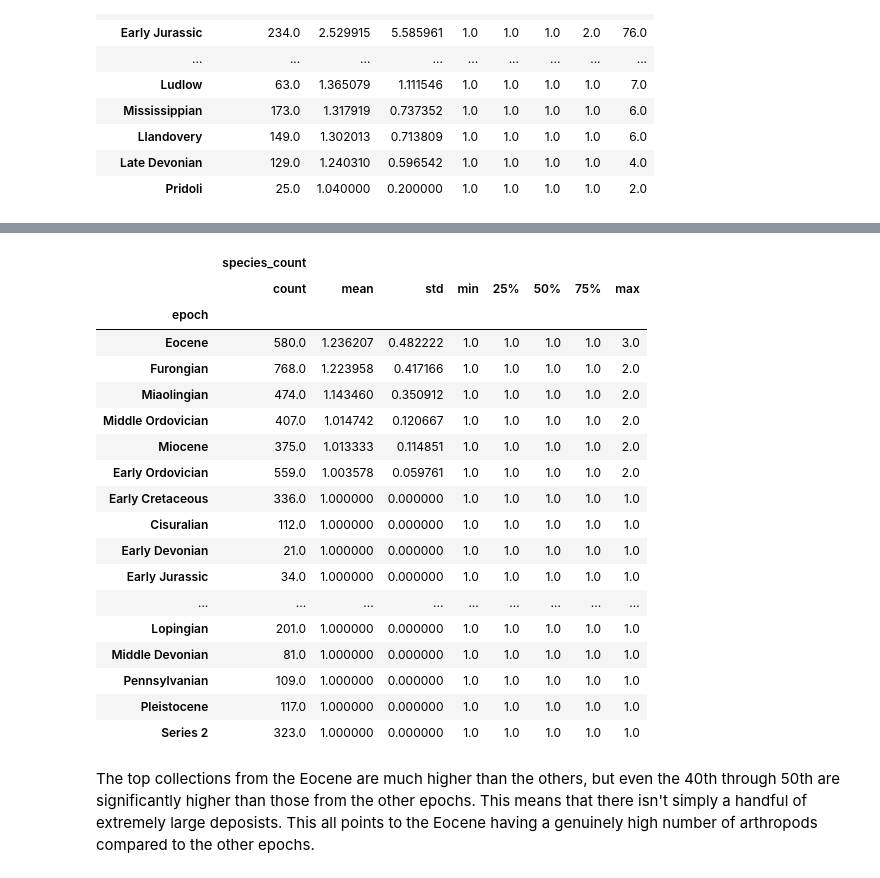
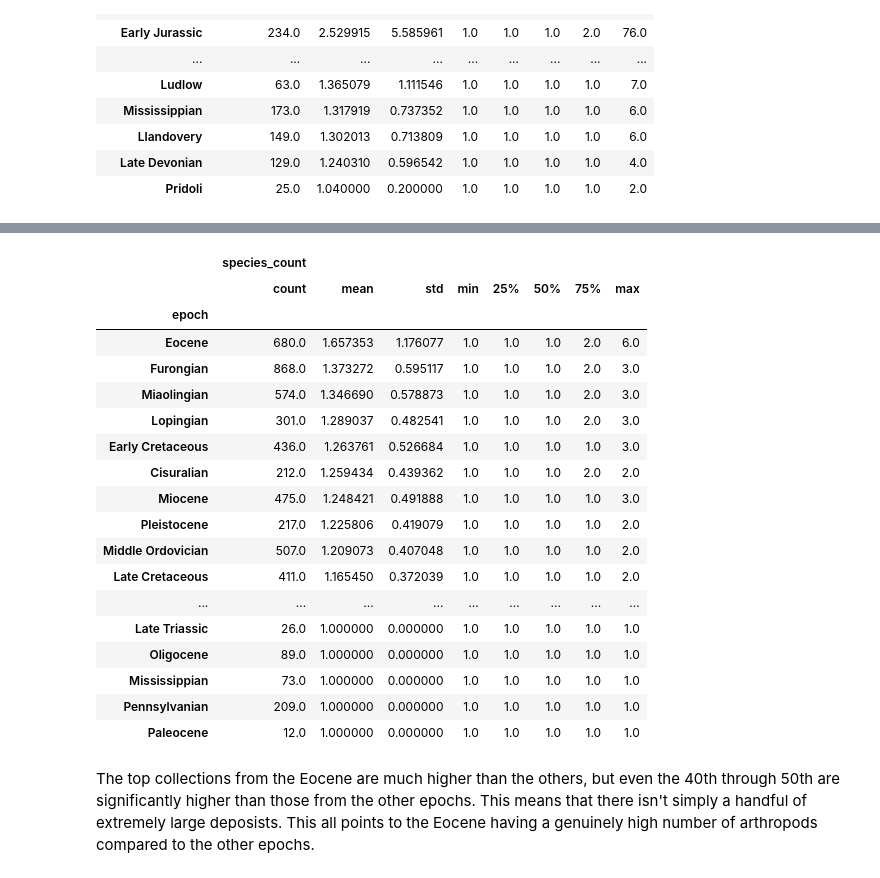
Before and after one commit to Dworlock11/Arthropod-Fossil-Diversity-Analysis, a Jupyter notebook: notebooks/02_analysis.ipynb, the cells around one changed output, grey strips where cells are left out. Drawn from its saved outputs; the diff is of its cells as text; code cells hidden in the pictures.

```diff
--- a/notebooks/02_analysis.ipynb
+++ b/notebooks/02_analysis.ipynb
@@ -585,36 +535,36 @@ top_20_coll_stats_per_epoch
 # %%
-top_20_coll_stats_per_epoch = (
+minus_top_100_coll_stats_per_epoch = (
     arth_data.groupby(["epoch", "collection_no"])
       .agg(species_count=("accepted_name", "nunique"))
       .sort_values("species_count", ascending=False)
       .groupby("epoch")
-      .tail(-200)
+      .tail(-100)
       .groupby("epoch")
       .describe()
       .sort_values(("species_count", "mean"), ascending=False)
 )
 
-top_20_coll_stats_per_epoch
+minus_top_100_coll_stats_per_epoch
 # %% [output]
 |  | species_count |  |  |  |  |  |  |  |
 |  | count | mean | std | min | 25% | 50% | 75% | max |
 | epoch |  |  |  |  |  |  |  |  |
-| Eocene | 580.0 | 1.236207 | 0.482222 | 1.0 | 1.0 | 1.0 | 1.0 | 3.0 |
-| Furongian | 768.0 | 1.223958 | 0.417166 | 1.0 | 1.0 | 1.0 | 1.0 | 2.0 |
-| Miaolingian | 474.0 | 1.143460 | 0.350912 | 1.0 | 1.0 | 1.0 | 1.0 | 2.0 |
-| Middle Ordovician | 407.0 | 1.014742 | 0.120667 | 1.0 | 1.0 | 1.0 | 1.0 | 2.0 |
-| Miocene | 375.0 | 1.013333 | 0.114851 | 1.0 | 1.0 | 1.0 | 1.0 | 2.0 |
-| Early Ordovician | 559.0 | 1.003578 | 0.059761 | 1.0 | 1.0 | 1.0 | 1.0 | 2.0 |
-| Early Cretaceous | 336.0 | 1.000000 | 0.000000 | 1.0 | 1.0 | 1.0 | 1.0 | 1.0 |
-| Cisuralian | 112.0 | 1.000000 | 0.000000 | 1.0 | 1.0 | 1.0 | 1.0 | 1.0 |
-| Early Devonian | 21.0 | 1.000000 | 0.000000 | 1.0 | 1.0 | 1.0 | 1.0 | 1.0 |
-| Early Jurassic | 34.0 | 1.000000 | 0.000000 | 1.0 | 1.0 | 1.0 | 1.0 | 1.0 |
+| Eocene | 680.0 | 1.657353 | 1.176077 | 1.0 | 1.0 | 1.0 | 2.0 | 6.0 |
+| Furongian | 868.0 | 1.373272 | 0.595117 | 1.0 | 1.0 | 1.0 | 2.0 | 3.0 |
+| Miaolingian | 574.0 | 1.346690 | 0.578873 | 1.0 | 1.0 | 1.0 | 2.0 | 3.0 |
+| Lopingian | 301.0 | 1.289037 | 0.482541 | 1.0 | 1.0 | 1.0 | 2.0 | 3.0 |
+| Early Cretaceous | 436.0 | 1.263761 | 0.526684 | 1.0 | 1.0 | 1.0 | 1.0 | 3.0 |
+| Cisuralian | 212.0 | 1.259434 | 0.439362 | 1.0 | 1.0 | 1.0 | 2.0 | 2.0 |
+| Miocene | 475.0 | 1.248421 | 0.491888 | 1.0 | 1.0 | 1.0 | 1.0 | 3.0 |
+| Pleistocene | 217.0 | 1.225806 | 0.419079 | 1.0 | 1.0 | 1.0 | 1.0 | 2.0 |
+| Middle Ordovician | 507.0 | 1.209073 | 0.407048 | 1.0 | 1.0 | 1.0 | 1.0 | 2.0 |
+| Late Cretaceous | 411.0 | 1.165450 | 0.372039 | 1.0 | 1.0 | 1.0 | 1.0 | 2.0 |
 | ... | ... | ... | ... | ... | ... | ... | ... | ... |
-| Lopingian | 201.0 | 1.000000 | 0.000000 | 1.0 | 1.0 | 1.0 | 1.0 | 1.0 |
-| Middle Devonian | 81.0 | 1.000000 | 0.000000 | 1.0 | 1.0 | 1.0 | 1.0 | 1.0 |
-| Pennsylvanian | 109.0 | 1.000000 | 0.000000 | 1.0 | 1.0 | 1.0 | 1.0 | 1.0 |
-| Pleistocene | 117.0 | 1.000000 | 0.000000 | 1.0 | 1.0 | 1.0 | 1.0 | 1.0 |
-| Series 2 | 323.0 | 1.000000 | 0.000000 | 1.0 | 1.0 | 1.0 | 1.0 | 1.0 |
+| Late Triassic | 26.0 | 1.000000 | 0.000000 | 1.0 | 1.0 | 1.0 | 1.0 | 1.0 |
+| Oligocene | 89.0 | 1.000000 | 0.000000 | 1.0 | 1.0 | 1.0 | 1.0 | 1.0 |
+| Mississippian | 73.0 | 1.000000 | 0.000000 | 1.0 | 1.0 | 1.0 | 1.0 | 1.0 |
+| Pennsylvanian | 209.0 | 1.000000 | 0.000000 | 1.0 | 1.0 | 1.0 | 1.0 | 1.0 |
+| Paleocene | 12.0 | 1.000000 | 0.000000 | 1.0 | 1.0 | 1.0 | 1.0 | 1.0 |
 # %% [markdown]
 The top collections from the Eocene are much higher than the others, but even the 40th through 50th are significantly higher than those from the other epochs. This means that there isn't simply a handful of extremely large deposists. This all points to the Eocene having a genuinely high number of arthropods compared to the other epochs.
 # %% [markdown]
```
Also changed, not shown: parts of 14 cells of this notebook.
